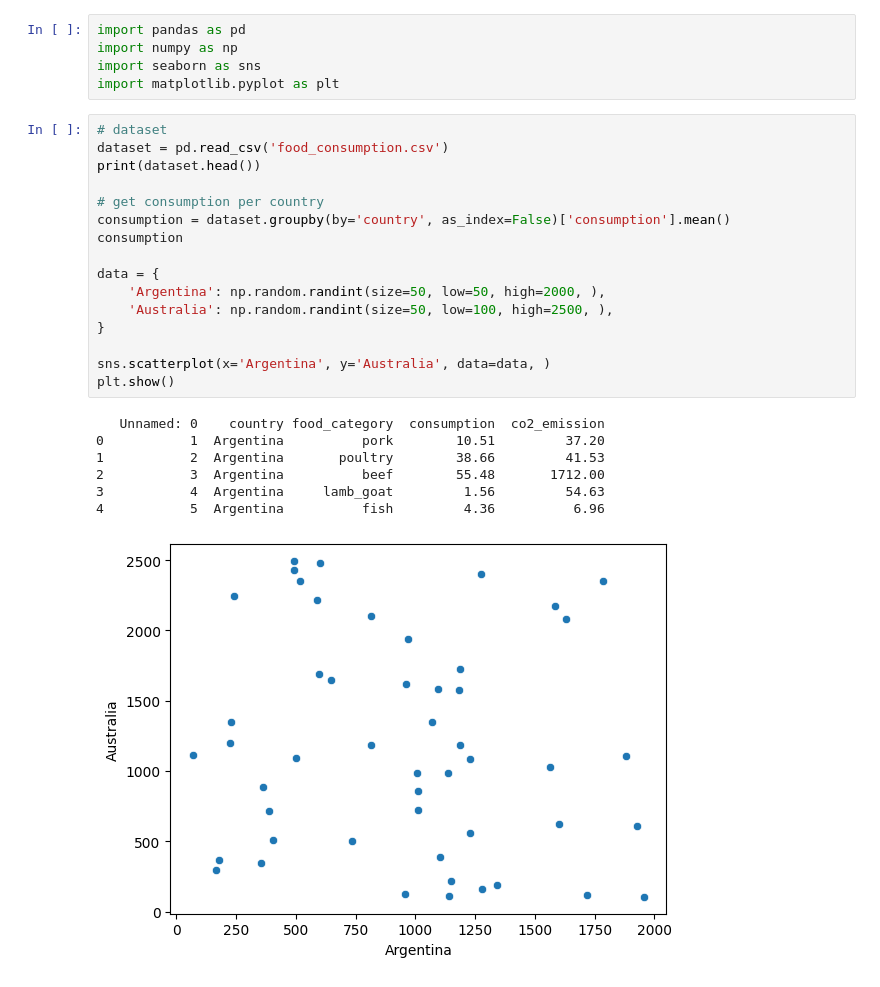
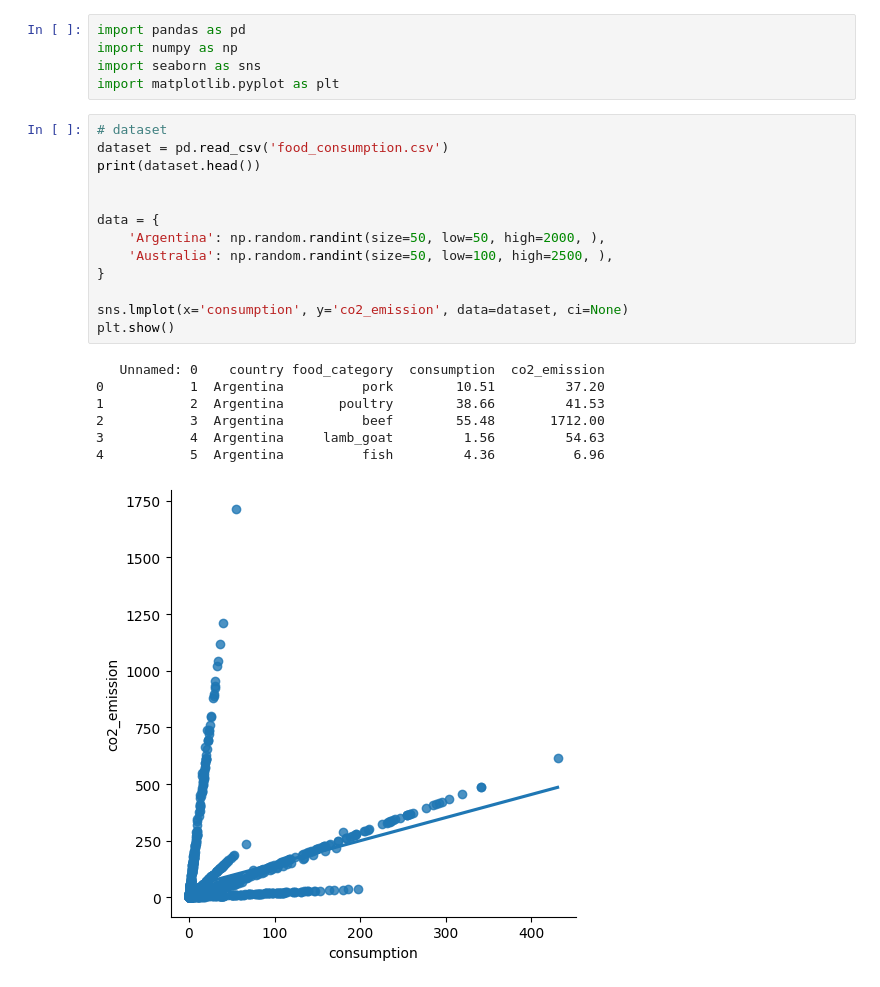
Before and after one commit to DJIOTSA/DATA-SCIENCE, a Jupyter notebook: courses/07 introduction to statistic/chapter-4.ipynb, the cells around one changed output. Drawn from its saved outputs; the diff is of its cells as text.

```diff
--- a/courses/07 introduction to statistic/chapter-4.ipynb
+++ b/courses/07 introduction to statistic/chapter-4.ipynb
@@ -8,24 +8,21 @@ import matplotlib.pyplot as plt
 # %%
 # dataset
 dataset = pd.read_csv('food_consumption.csv')
 print(dataset.head())
 
-# get consumption per country
-consumption = dataset.groupby(by='country', as_index=False)['consumption'].mean()
-consumption
 
 data = {
     'Argentina': np.random.randint(size=50, low=50, high=2000, ),
     'Australia': np.random.randint(size=50, low=100, high=2500, ),
 }
 
-sns.scatterplot(x='Argentina', y='Australia', data=data, )
+sns.lmplot(x='consumption', y='co2_emission', data=dataset, ci=None)
 plt.show()
 # %% [output]
    Unnamed: 0    country food_category  consumption  co2_emission
 0           1  Argentina          pork        10.51         37.20
 1           2  Argentina       poultry        38.66         41.53
 2           3  Argentina          beef        55.48       1712.00
 3           4  Argentina     lamb_goat         1.56         54.63
 4           5  Argentina          fish         4.36          6.96
-[figure, old version]
+[figure, new version]
```
Also changed, not shown: parts of 4 cells of this notebook, 1 other file.
